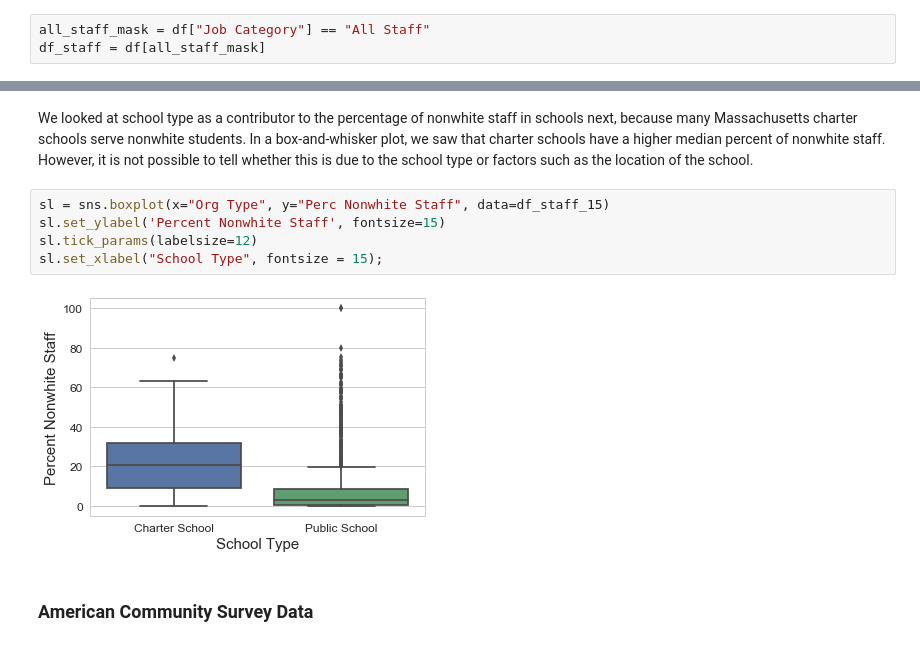
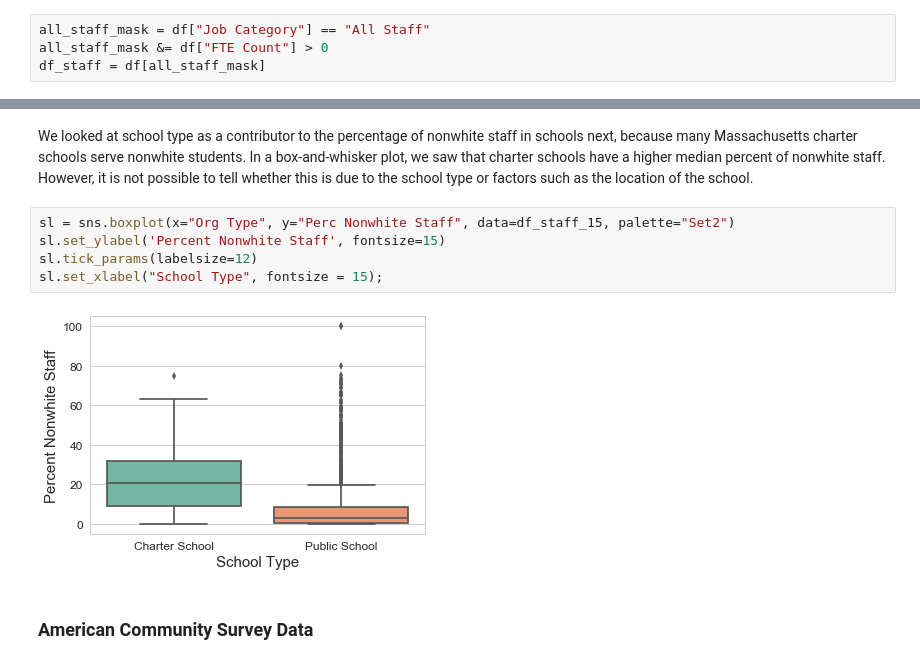
Before and after one commit to jill-k/school-staff-demographics, a Jupyter notebook: analysis/Final Write-Up Skeleton.ipynb, the cells around one changed output, grey strips where cells are left out. Drawn from its saved outputs; the diff is of its cells as text.

```diff
--- a/analysis/Final Write-Up Skeleton.ipynb
+++ b/analysis/Final Write-Up Skeleton.ipynb
@@ -114,6 +114,7 @@ df['Perc Nonwhite Students'] = df['Nonwhite (Num Stu)'] / df['Total Students'] *
 df['Perc Nonwhite Staff'] = df['Nonwhite (Num Staff)'] / df['FTE Count'] * 100
 # %%
 all_staff_mask = df["Job Category"] == "All Staff"
+all_staff_mask &= df["FTE Count"] > 0
 df_staff = df[all_staff_mask]
 # %%
 sns.set_style("whitegrid")
@@ -183,12 +184,12 @@ sc = sns.lmplot(x = "Perc Nonwhite Students", y = "Perc Nonwhite Staff", data =
 # %% [markdown]
 We looked at school type as a contributor to the percentage of nonwhite staff in schools next, because many Massachusetts charter schools serve nonwhite students. In a box-and-whisker plot, we saw that charter schools have a higher median percent of nonwhite staff. However, it is not possible to tell whether this is due to the school type or factors such as the location of the school.
 # %%
-sl = sns.boxplot(x="Org Type", y="Perc Nonwhite Staff", data=df_staff_15)
+sl = sns.boxplot(x="Org Type", y="Perc Nonwhite Staff", data=df_staff_15, palette="Set2")
 sl.set_ylabel('Percent Nonwhite Staff', fontsize=15)
 sl.tick_params(labelsize=12)
 sl.set_xlabel("School Type", fontsize = 15);
 # %% [output]
-[figure, old version]
+[figure, new version]
 # %% [markdown]
 ### American Community Survey Data
 # %% [markdown]
```
Also changed, not shown: parts of 22 cells of this notebook.
